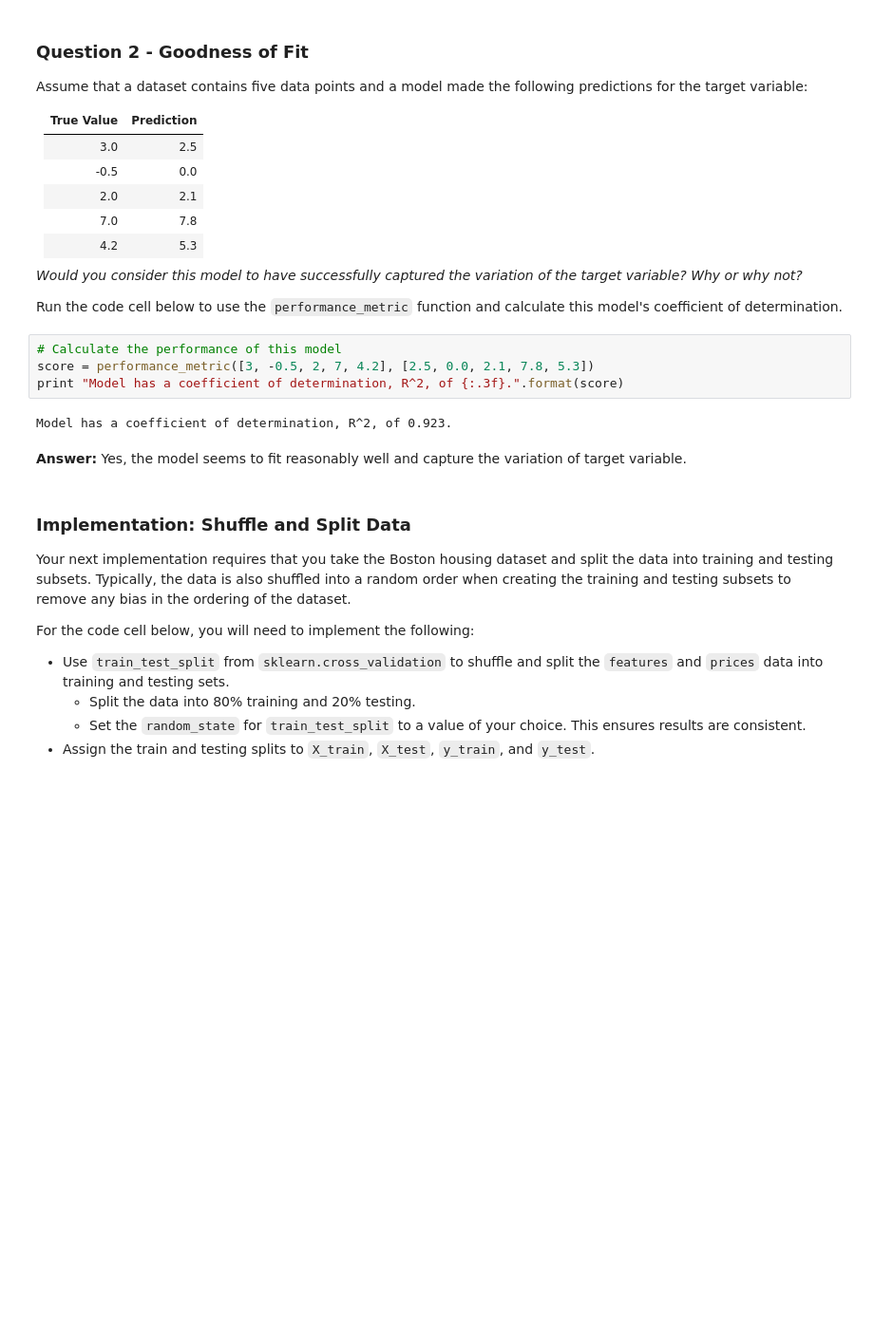
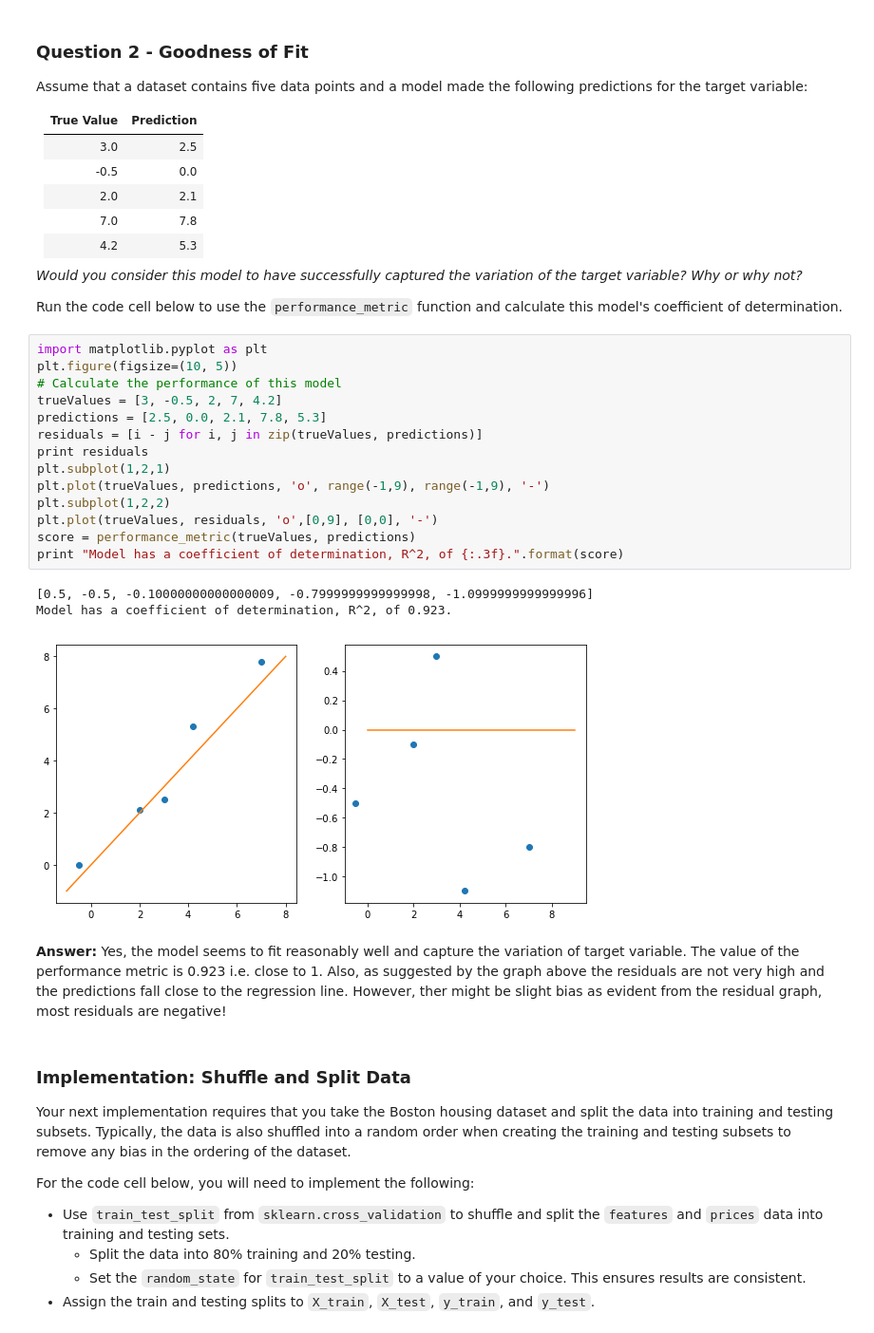
Before and after one commit to NitishPuri/machine-learning, a Jupyter notebook: projects/boston_housing/boston_housing.ipynb, the cells around one changed output. Shown: that part at 95% size. Drawn from its saved outputs; the diff is of its cells as text; blank space fills up the shorter version.

```diff
--- a/projects/boston_housing/boston_housing.ipynb
+++ b/projects/boston_housing/boston_housing.ipynb
@@ -153,13 +144,25 @@ Assume that a dataset contains five data points and a model made the following p
 
 Run the code cell below to use the `performance_metric` function and calculate this model's coefficient of determination.
 # %%
+import matplotlib.pyplot as plt
+plt.figure(figsize=(10, 5))
 # Calculate the performance of this model
-score = performance_metric([3, -0.5, 2, 7, 4.2], [2.5, 0.0, 2.1, 7.8, 5.3])
+trueValues = [3, -0.5, 2, 7, 4.2]
+predictions = [2.5, 0.0, 2.1, 7.8, 5.3]
+residuals = [i - j for i, j in zip(trueValues, predictions)]
+print residuals
+plt.subplot(1,2,1)
+plt.plot(trueValues, predictions, 'o', range(-1,9), range(-1,9), '-')
+plt.subplot(1,2,2)
+plt.plot(trueValues, residuals, 'o',[0,9], [0,0], '-')
+score = performance_metric(trueValues, predictions)
 print "Model has a coefficient of determination, R^2, of {:.3f}.".format(score)
 # %% [output]
+[0.5, -0.5, -0.10000000000000009, -0.7999999999999998, -1.0999999999999996]
 Model has a coefficient of determination, R^2, of 0.923.
+[figure, added]
-# %% [markdown]
-**Answer:** Yes, the model seems to fit reasonably well and capture the variation of target variable.
+# %% [markdown]
+**Answer:** Yes, the model seems to fit reasonably well and capture the variation of target variable. The value of the performance metric is 0.923 i.e. close to 1. Also, as suggested by the graph above the residuals are not very high and the predictions fall close to the regression line. However, ther might be slight bias as evident from the residual graph, most residuals are negative!
 # %% [markdown]
 ### Implementation: Shuffle and Split Data
 Your next implementation requires that you take the Boston housing dataset and split the data into training and testing subsets. Typically, the data is also shuffled into a random order when creating the training and testing subsets to remove any bias in the ordering of the dataset.
```
Also changed, not shown: parts of 12 cells of this notebook, 1 other file.
